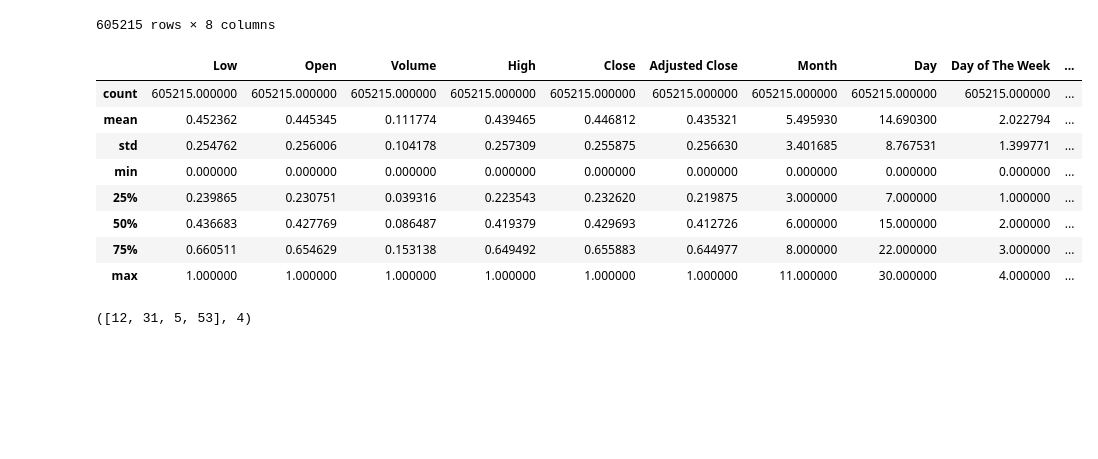
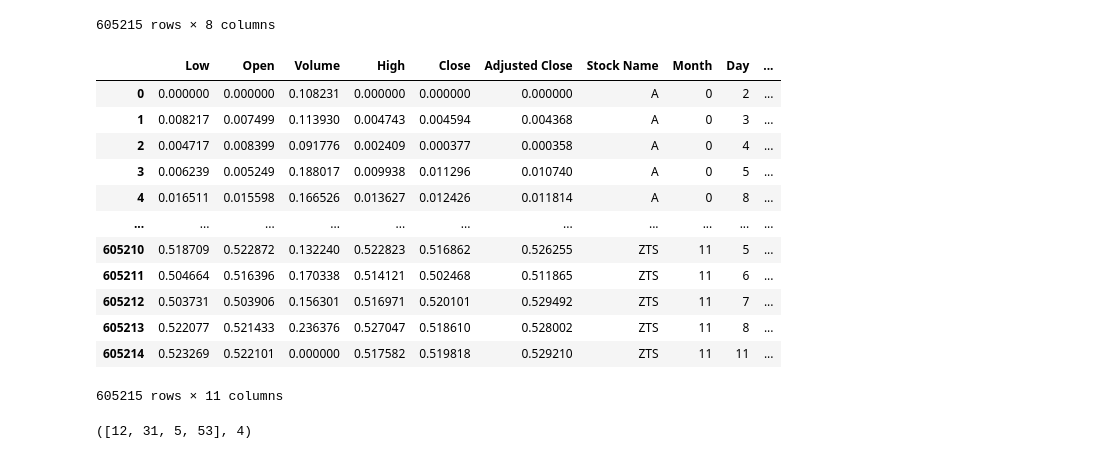
Before and after one commit to luanlam97/Gated_fusion, a Jupyter notebook: main.ipynb, the cells around one changed output. Drawn from its saved outputs; the diff is of its cells as text; code cells hidden in the pictures; blank space fills up the shorter version.

```diff
--- a/main.ipynb
+++ b/main.ipynb
@@ -107,17 +107,21 @@ stock_scaled
 605215 rows × 8 columns
 # %%
 processed_df = restructure_date_information(stock_scaled)
-processed_df.describe()
+processed_df
 # %% [output]
-|  | Low | Open | Volume | High | Close | Adjusted Close | Month | Day | Day of The Week | ... |
-| count | 605215.000000 | 605215.000000 | 605215.000000 | 605215.000000 | 605215.000000 | 605215.000000 | 605215.000000 | 605215.000000 | 605215.000000 | ... |
-| mean | 0.452362 | 0.445345 | 0.111774 | 0.439465 | 0.446812 | 0.435321 | 5.495930 | 14.690300 | 2.022794 | ... |
-| std | 0.254762 | 0.256006 | 0.104178 | 0.257309 | 0.255875 | 0.256630 | 3.401685 | 8.767531 | 1.399771 | ... |
-| min | 0.000000 | 0.000000 | 0.000000 | 0.000000 | 0.000000 | 0.000000 | 0.000000 | 0.000000 | 0.000000 | ... |
-| 25% | 0.239865 | 0.230751 | 0.039316 | 0.223543 | 0.232620 | 0.219875 | 3.000000 | 7.000000 | 1.000000 | ... |
-| 50% | 0.436683 | 0.427769 | 0.086487 | 0.419379 | 0.429693 | 0.412726 | 6.000000 | 15.000000 | 2.000000 | ... |
-| 75% | 0.660511 | 0.654629 | 0.153138 | 0.649492 | 0.655883 | 0.644977 | 8.000000 | 22.000000 | 3.000000 | ... |
-| max | 1.000000 | 1.000000 | 1.000000 | 1.000000 | 1.000000 | 1.000000 | 11.000000 | 30.000000 | 4.000000 | ... |
+|  | Low | Open | Volume | High | Close | Adjusted Close | Stock Name | Month | Day | ... |
+| 0 | 0.000000 | 0.000000 | 0.108231 | 0.000000 | 0.000000 | 0.000000 | A | 0 | 2 | ... |
+| 1 | 0.008217 | 0.007499 | 0.113930 | 0.004743 | 0.004594 | 0.004368 | A | 0 | 3 | ... |
+| 2 | 0.004717 | 0.008399 | 0.091776 | 0.002409 | 0.000377 | 0.000358 | A | 0 | 4 | ... |
+| 3 | 0.006239 | 0.005249 | 0.188017 | 0.009938 | 0.011296 | 0.010740 | A | 0 | 5 | ... |
+| 4 | 0.016511 | 0.015598 | 0.166526 | 0.013627 | 0.012426 | 0.011814 | A | 0 | 8 | ... |
+| ... | ... | ... | ... | ... | ... | ... | ... | ... | ... | ... |
+| 605210 | 0.518709 | 0.522872 | 0.132240 | 0.522823 | 0.516862 | 0.526255 | ZTS | 11 | 5 | ... |
+| 605211 | 0.504664 | 0.516396 | 0.170338 | 0.514121 | 0.502468 | 0.511865 | ZTS | 11 | 6 | ... |
+| 605212 | 0.503731 | 0.503906 | 0.156301 | 0.516971 | 0.520101 | 0.529492 | ZTS | 11 | 7 | ... |
+| 605213 | 0.522077 | 0.521433 | 0.236376 | 0.527047 | 0.518610 | 0.528002 | ZTS | 11 | 8 | ... |
+| 605214 | 0.523269 | 0.522101 | 0.000000 | 0.517582 | 0.519818 | 0.529210 | ZTS | 11 | 11 | ... |
+605215 rows × 11 columns
 # %%
 static_df = one_label_scale_static_df(static,constant.static_variables)
 # %%
```
Also changed, not shown: 1 other file.
